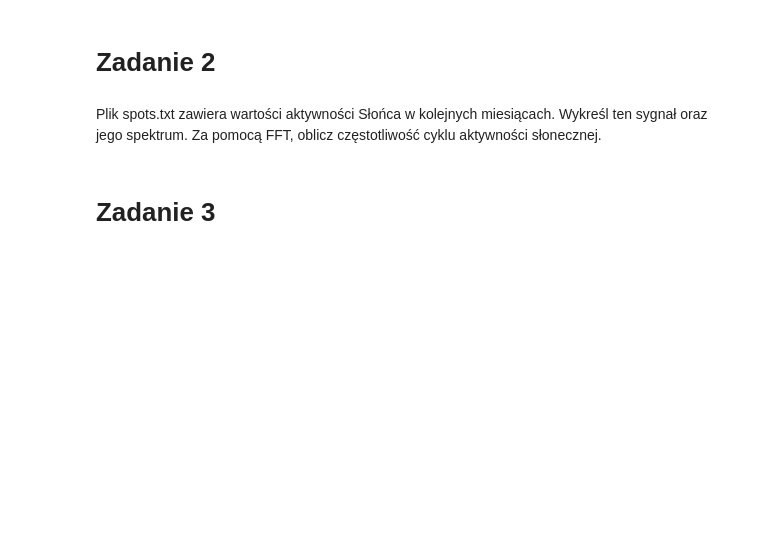
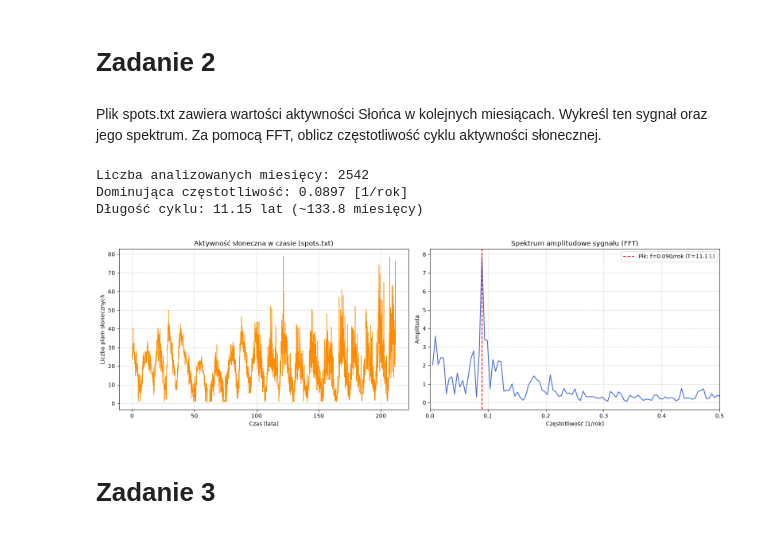
Before and after one commit to gaucho212/KCK, a Jupyter notebook: Lab3/2025/Sygnaly-Lab1-clear.ipynb, the cells around one changed output. Saved outputs shown, nothing was run; the diff lists cells and outputs as text; code cells hidden in the pictures; blank space fills up the shorter version.

```diff
--- a/Lab3/2025/Sygnaly-Lab1-clear.ipynb
+++ b/Lab3/2025/Sygnaly-Lab1-clear.ipynb
@@ -126,6 +126,71 @@ h) Na podstawie wyników uzyskanych w dwóch poprzednich punktach przeskaluj oś
 # Zadanie 2
 # %% [markdown]
 Plik spots.txt zawiera wartości aktywności Słońca w kolejnych miesiącach. Wykreśl ten sygnał oraz jego spektrum. Za pomocą FFT, oblicz częstotliwość cyklu aktywności słonecznej.
+# %%
+import numpy as np
+import matplotlib.pyplot as plt
+
+spots = np.loadtxt('spots.txt')
+N = len(spots)
+
+# Definicja parametrów próbkowania
+fs_months = 1.0          # próbek na miesiąc
+fs_years = 12.0          # próbek na rok
+
+# Oś czasu w latach (dla lepszej czytelności)
+t_years = np.arange(N) / fs_years
+
+# Usunięcie średniej (składowej stałej)
+spots_detrended = spots - np.mean(spots)
+
+# Obliczenie FFT
+fft_vals = np.fft.fft(spots_detrended)
+amplitudes = np.abs(fft_vals) * 2 / N
+
+# Oś częstotliwości (w 1/rok)
+freqs_years = np.fft.fftfreq(N, d=1/fs_years)
+
+# Wycięcie połowy widma (od 0 do częstotliwości Nyquista)
+half = N // 2
+freqs_half = freqs_years[1:half]
+amplitudes_half = amplitudes[1:half]
+
+# Znalezienie dominującej częstotliwości
+peak_idx = np.argmax(amplitudes_half)
+dominant_freq = freqs_half[peak_idx]       # Częstotliwość w [1/rok]
+dominant_period_years = 1 / dominant_freq  # Okres w latach
+dominant_period_months = dominant_period_years * 12
+
+print(f"Liczba analizowanych miesięcy: {N}")
+print(f"Dominująca częstotliwość: {dominant_freq:.4f} [1/rok]")
+print(f"Długość cyklu: {dominant_period_years:.2f} lat (~{dominant_period_months:.1f} miesięcy)")
+
+fig, (ax1, ax2) = plt.subplots(1, 2, figsize=(16, 5))
+
+# Wykres sygnału w czasie
+ax1.plot(t_years, spots, color='darkorange', lw=1)
+ax1.set_title("Aktywność słoneczna w czasie (spots.txt)")
+ax1.set_xlabel("Czas [lata]")
+ax1.set_ylabel("Liczba plam słonecznych")
+ax1.grid(True, linestyle='--', alpha=0.6)
+
+# Wykres widma amplitudowego
+ax2.plot(freqs_half, amplitudes_half, color='royalblue', lw=1.5)
+ax2.axvline(dominant_freq, color='red', linestyle='--', label=f'Pik: f={dominant_freq:.3f}/rok (T={dominant_period_years:.1f} l.)')
+ax2.set_title("Spektrum amplitudowe sygnału (FFT)")
+ax2.set_xlabel("Częstotliwość [1/rok]")
+ax2.set_ylabel("Amplituda")
+ax2.set_xlim([0, 0.5])  # Zawężenie widoku do interesującego pasma
+ax2.legend()
+ax2.grid(True, linestyle='--', alpha=0.6)
+
+plt.tight_layout()
+plt.show()
+# %% [output]
+Liczba analizowanych miesięcy: 2542
+Dominująca częstotliwość: 0.0897 [1/rok]
+Długość cyklu: 11.15 lat (~133.8 miesięcy)
+[figure, added]
 # %% [markdown]
 # Zadanie 3
 # %% [markdown]
```
Also changed, not shown: 1 other file.
